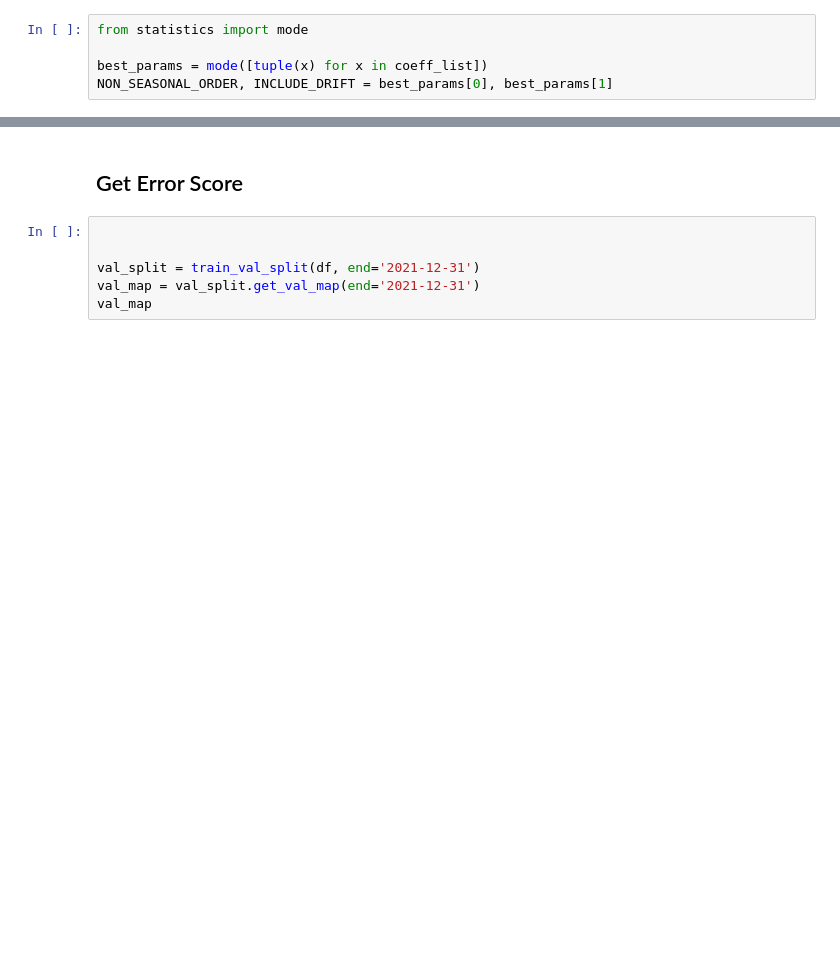
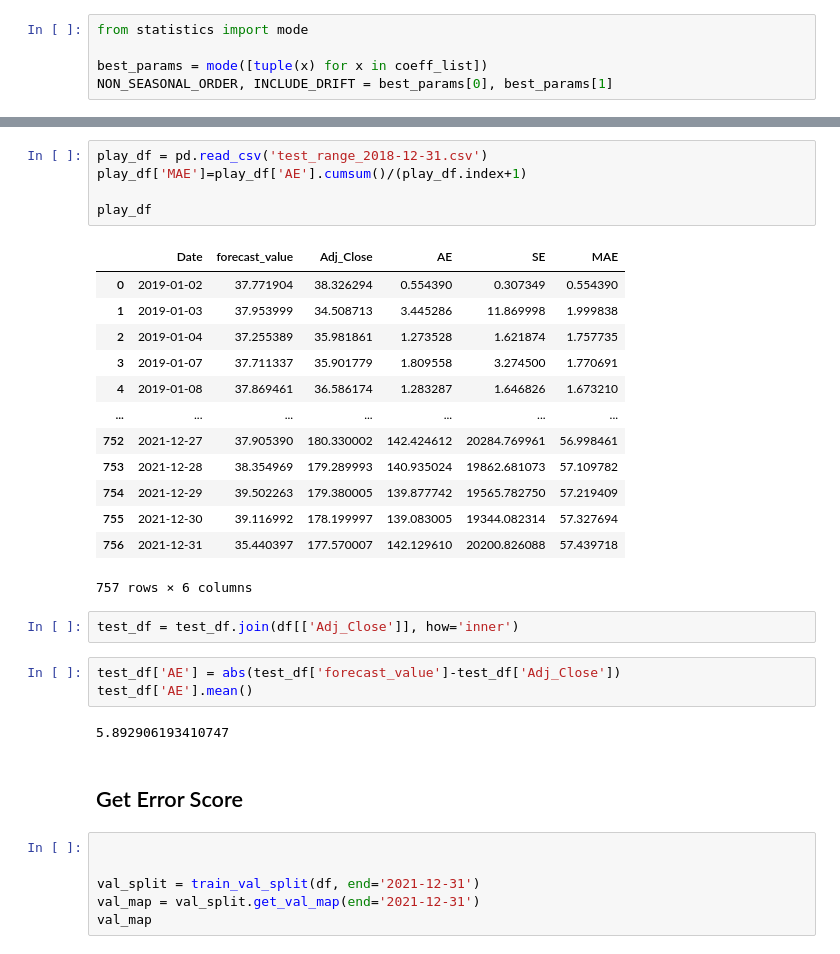
Before and after one commit to ivanlimsy/iOracle, a Jupyter notebook: notebooks/iOracle GBQ AutoArima Derrick.ipynb, the cells around one changed output, grey strips where cells are left out. Saved outputs shown, nothing was run; the diff lists cells and outputs as text; blank space fills up the shorter version.

```diff
--- a/notebooks/iOracle GBQ AutoArima Derrick.ipynb
+++ b/notebooks/iOracle GBQ AutoArima Derrick.ipynb
@@ -293,3 +442,29 @@ NON_SEASONAL_ORDER, INCLUDE_DRIFT = best_params[0], best_params[1]
+# %%
+play_df = pd.read_csv('test_range_2018-12-31.csv')
+play_df['MAE']=play_df['AE'].cumsum()/(play_df.index+1)
+
+play_df
+# %% [output]
+|  | Date | forecast_value | Adj_Close | AE | SE | MAE |
+| 0 | 2019-01-02 | 37.771904 | 38.326294 | 0.554390 | 0.307349 | 0.554390 |
+| 1 | 2019-01-03 | 37.953999 | 34.508713 | 3.445286 | 11.869998 | 1.999838 |
+| 2 | 2019-01-04 | 37.255389 | 35.981861 | 1.273528 | 1.621874 | 1.757735 |
+| 3 | 2019-01-07 | 37.711337 | 35.901779 | 1.809558 | 3.274500 | 1.770691 |
+| 4 | 2019-01-08 | 37.869461 | 36.586174 | 1.283287 | 1.646826 | 1.673210 |
+| ... | ... | ... | ... | ... | ... | ... |
+| 752 | 2021-12-27 | 37.905390 | 180.330002 | 142.424612 | 20284.769961 | 56.998461 |
+| 753 | 2021-12-28 | 38.354969 | 179.289993 | 140.935024 | 19862.681073 | 57.109782 |
+| 754 | 2021-12-29 | 39.502263 | 179.380005 | 139.877742 | 19565.782750 | 57.219409 |
+| 755 | 2021-12-30 | 39.116992 | 178.199997 | 139.083005 | 19344.082314 | 57.327694 |
+| 756 | 2021-12-31 | 35.440397 | 177.570007 | 142.129610 | 20200.826088 | 57.439718 |
+757 rows × 6 columns
+# %%
+test_df = test_df.join(df[['Adj_Close']], how='inner')
+# %%
+test_df['AE'] = abs(test_df['forecast_value']-test_df['Adj_Close'])
+test_df['AE'].mean()
+# %% [output]
+5.892906193410747
 # %% [markdown]
 ## Get Error Score
 # %%
```
Also changed, not shown: parts of 22 cells of this notebook, 4 other files.
